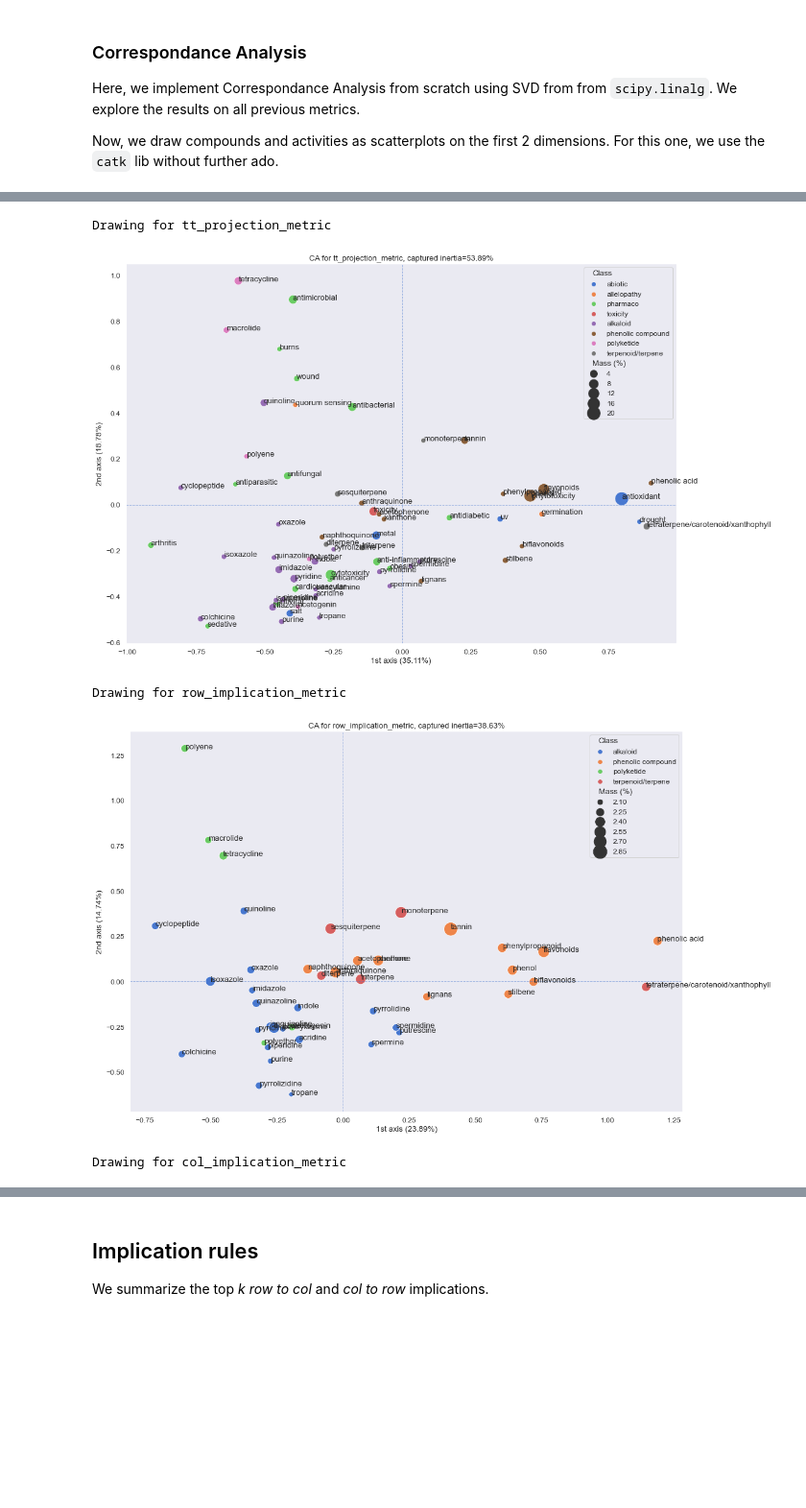
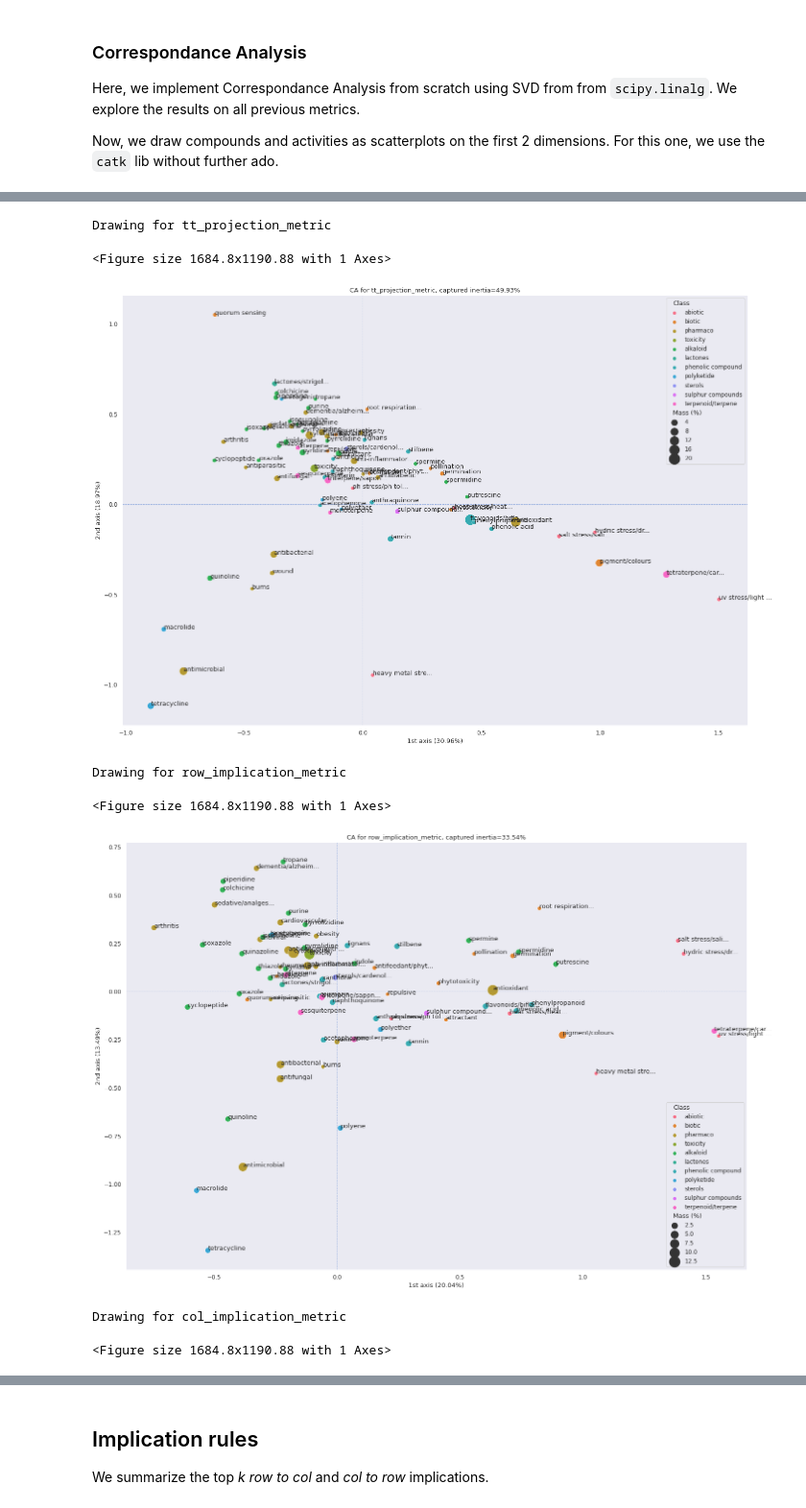
Before and after one commit to unc-informatique/pharmaco-chemistry-biblio, a Jupyter notebook: analysis.ipynb, the cells around one changed output, grey strips where cells are left out. Shown at 96% size. Drawn from its saved outputs; the diff is of its cells as text; code cells hidden in the pictures; blank space fills up the shorter version.

```diff
--- a/analysis.ipynb
+++ b/analysis.ipynb
@@ -35,10 +35,12 @@ pd.set_option("display.max_rows", 20)
 pd.set_option("display.min_rows", 10)
 
 # (11.7, 8.27) = A4 landscape
-sns.set_theme(style="dark", palette="muted", font_scale=1.10, rc={"figure.figsize": (16.54, 11.7)})
+# sns.set_theme(style="dark", palette="muted", font_scale=1.10, rc={"figure.figsize": (16.54, 11.7)})
+sns.set_theme(style="dark", palette="muted", font_scale=1.10, rc={"figure.figsize": (23.4, 16.54)})
 
 
-DATASET_FILENAME = Path("results/pharmaco_chemistry_cross_2022-05-19_17-18-20.csv")
+DATASET_FILENAME = Path("results/pharmaco_chemistry_2_cross_2022-10-06_18-16-36.csv")
+# DATASET_FILENAME = Path("results/pharmaco_chemistry_cross_2022-05-19_17-18-20.csv")
 # DATASET_FILENAME = Path("results/activities_2022-01-29_16-33-05.csv")
 print(f"{DATASET_FILENAME.stem = } {DATASET_FILENAME.suffix = }")
 
@@ -371,3 +368,25 @@ Here, we implement Correspondance Analysis from scratch using SVD from from `sci
 We explore the results on all previous metrics.
 
 Now, we draw compounds and activities as scatterplots on the first 2 dimensions. For this one, we use the `catk` lib without further ado.
+# %%
+ca = catk.ca.CA(SEED)
+# score_df["tt_projection_metric"]
+
+
+def shortnamer(df):
+    def short(x):
+        MAX_LEN = 16
+        if len(x) < MAX_LEN:
+            return x
+        return f"{x[:MAX_LEN]}..."
+
+    compounds_idx = pd.MultiIndex.from_tuples([(cls, short(comp)) for (cls, comp) in df.index])
+    activities_idx = pd.MultiIndex.from_tuples([(cls, short(comp)) for (cls, comp) in df.columns])
+    res = df.copy()
+    res.index = compounds_idx
+    res.columns = activities_idx
+
+    return res
+
+
+shortnamer(score_df["odds_metric"])
@@ -374,6 +408,6 @@ Now, we draw compounds and activities as scatterplots on the first 2 dimensions.
 # %%
-ca = catk.ca.CA(SEED)
-ca.fit(score_df["tt_projection_metric"])
+base_ca_df = shortnamer(score_df["odds_metric"])
+ca.fit(base_ca_df)
 display(ca.axes())
 display(ca.contributions(K = 2))
 
@@ -411,35 +445,38 @@ display(ca.contributions(K = 2))
 # %%
 SHIFT = 0.0
 
-for f_name, df in list(score_df.items()):
+for f_name, df in score_df.items() :#  [(x, y) for (x,y) in if "implication" not in f_name]:
     print(f"Drawing for {f_name}")
     ca = catk.ca.CA(SEED)
-    ca.fit(df)
+    ca.fit(shortnamer(df))
     res = ca.contributions(K=2)
     res["Class"] = [idx[0] for idx in res.index]
     axes = ca.axes()
 
     # its not meaning ful to draw both rows and cols for those metrics
-    if f_name == "row_implication_metric":
-        res = res[res["Kind"] == "Compounds"]
-    if f_name == "col_implication_metric":
-        res = res[res["Kind"] == "Activities"]
+    # if f_name == "row_implication_metric":
+    #     res = res[res["Kind"] == "Compounds"]
+    # if f_name == "col_implication_metric":
+    #     res = res[res["Kind"] == "Activities"]
 
     x_axis = ("Coords (princ.)", 1)
     y_axis = ("Coords (princ.)", 2)
     ax = sns.scatterplot(data=res, x=x_axis, y=y_axis, hue="Class", size="Mass (%)", sizes=(64, 512))
     plt.axhline(y=0, linestyle="--", linewidth=1.0, alpha=0.5)
     plt.axvline(x=0, linestyle="--", linewidth=1.0, alpha=0.5)
 
     ax.set_title(f"CA for {f_name}, captured inertia={axes.loc[2, 'Cumulated (%)']:.2f}%")
     ax.set_xlabel(f"1st axis ({axes.loc[1, 'Inertia (%)']:.2f}%)")
     ax.set_ylabel(f"2nd axis ({axes.loc[2, 'Inertia (%)']:.2f}%)")
     for index, row in res.iterrows():
         ax.annotate(index[1], (row[x_axis] + SHIFT, row[y_axis] + SHIFT))
     plt.show()
 # %% [output]
 Drawing for tt_projection_metric
+<Figure size 1684.8x1190.88 with 1 Axes>
-[figure, old version]
+[figure, new version]
-Drawing for row_implication_metric
+Drawing for row_implication_metric
+<Figure size 1684.8x1190.88 with 1 Axes>
-[figure, old version]
+[figure, new version]
-Drawing for col_implication_metric
+Drawing for col_implication_metric
+<Figure size 1684.8x1190.88 with 1 Axes>
```
Also changed, not shown: parts of 16 cells of this notebook, 1 other file.
